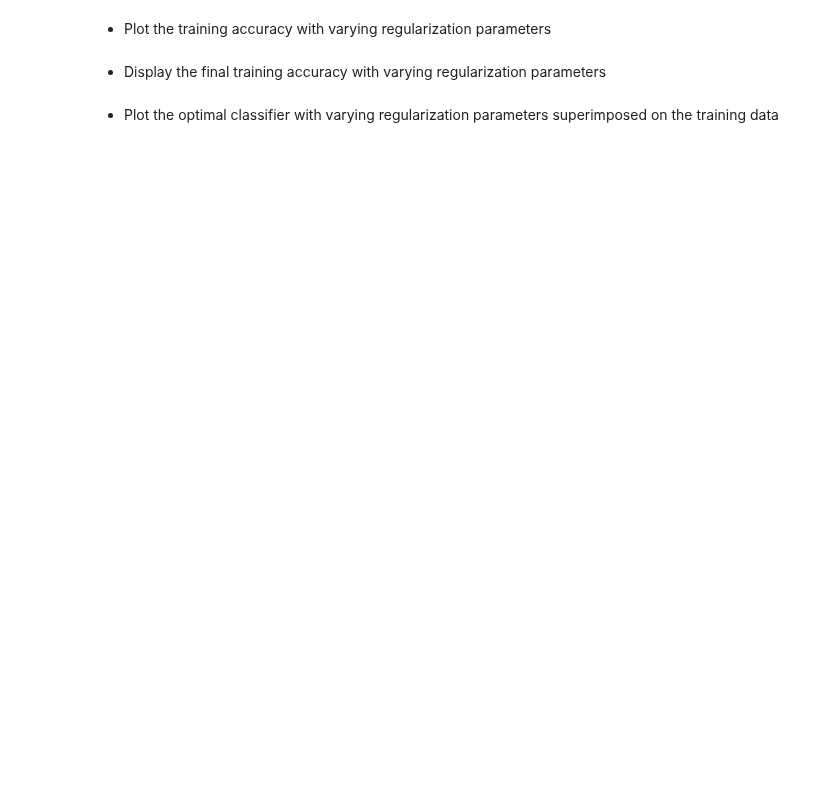
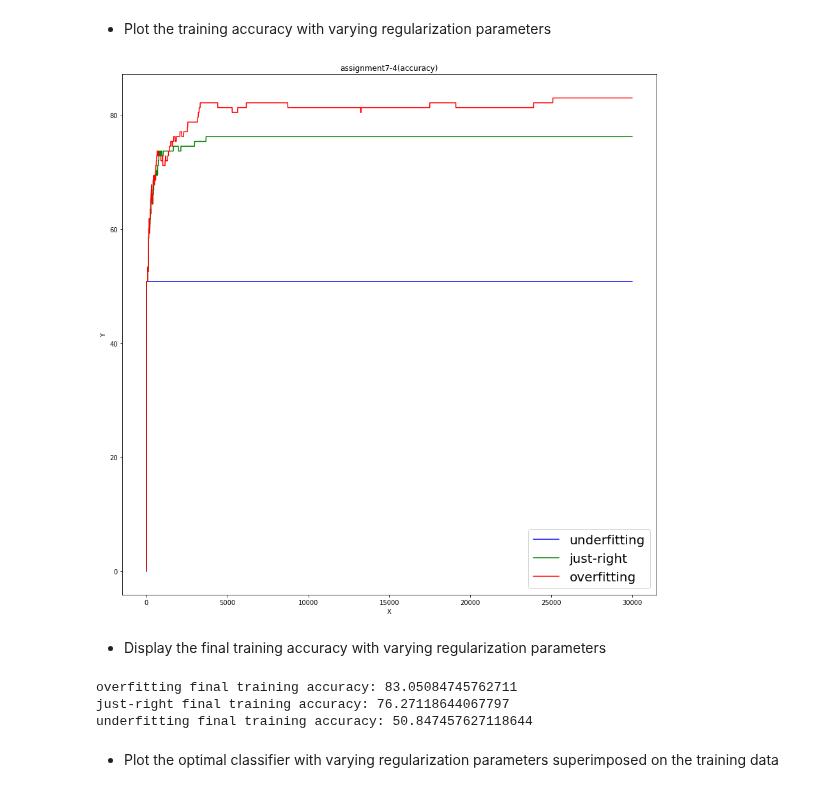
Before and after one commit to ChanWoongJeon/machinelearning, a Jupyter notebook: assignment7.ipynb, the cells around one changed output. Drawn from its saved outputs; the diff is of its cells as text; code cells hidden in the pictures; blank space fills up the shorter version.

```diff
--- a/assignment7.ipynb
+++ b/assignment7.ipynb
@@ -104,6 +125,26 @@ under-ftting lambda: 0.03
 # %% [markdown]
 - Plot the training accuracy with varying regularization parameters
+# %%
+plt.figure(figsize=(15, 15))
+plt.title("assignment7-4(accuracy)")
+plt.xlabel('X')
+plt.ylabel('Y')
+plt.plot(range(30000),accuracy1,color='b')
+plt.plot(range(30000),accuracy2,color='g')
+plt.plot(range(30000),accuracy3,color='r')
+plt.legend(['underfitting','just-right','overfitting'], prop={'size': 20})
+plt.show()
+# %% [output]
+[figure, added]
 # %% [markdown]
 - Display the final training accuracy with varying regularization parameters
+# %%
+print('\033[31m' + "overfitting final training accuracy:",accuracy3[-1])
+print('\033[32m' + "just-right final training accuracy:",accuracy2[-1])
+print('\033[34m' + "underfitting final training accuracy:",accuracy1[-1])
+# %% [output]
+overfitting final training accuracy: 83.05084745762711
+just-right final training accuracy: 76.27118644067797
+underfitting final training accuracy: 50.847457627118644
 # %% [markdown]
 - Plot the optimal classifier with varying regularization parameters superimposed on the training data
```
Also changed, not shown: parts of 5 cells of this notebook.
